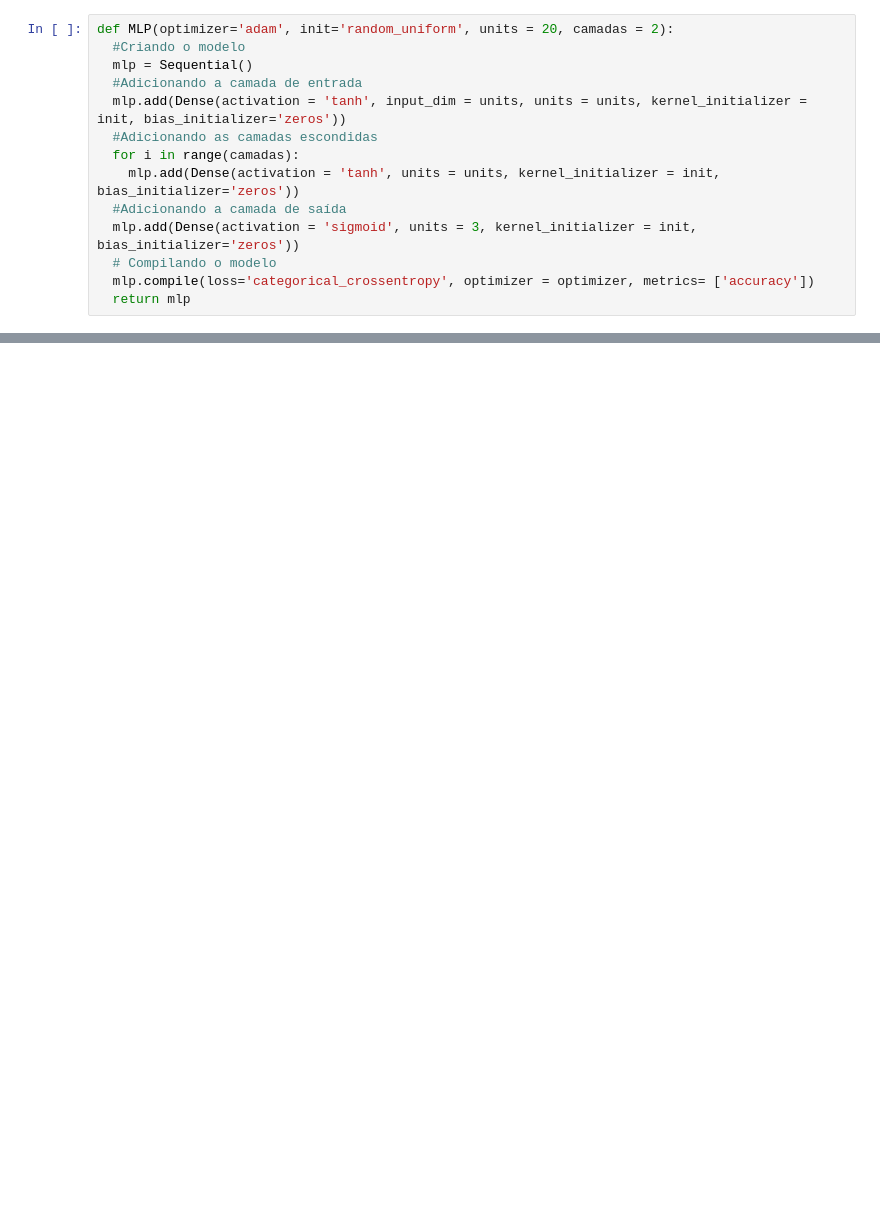
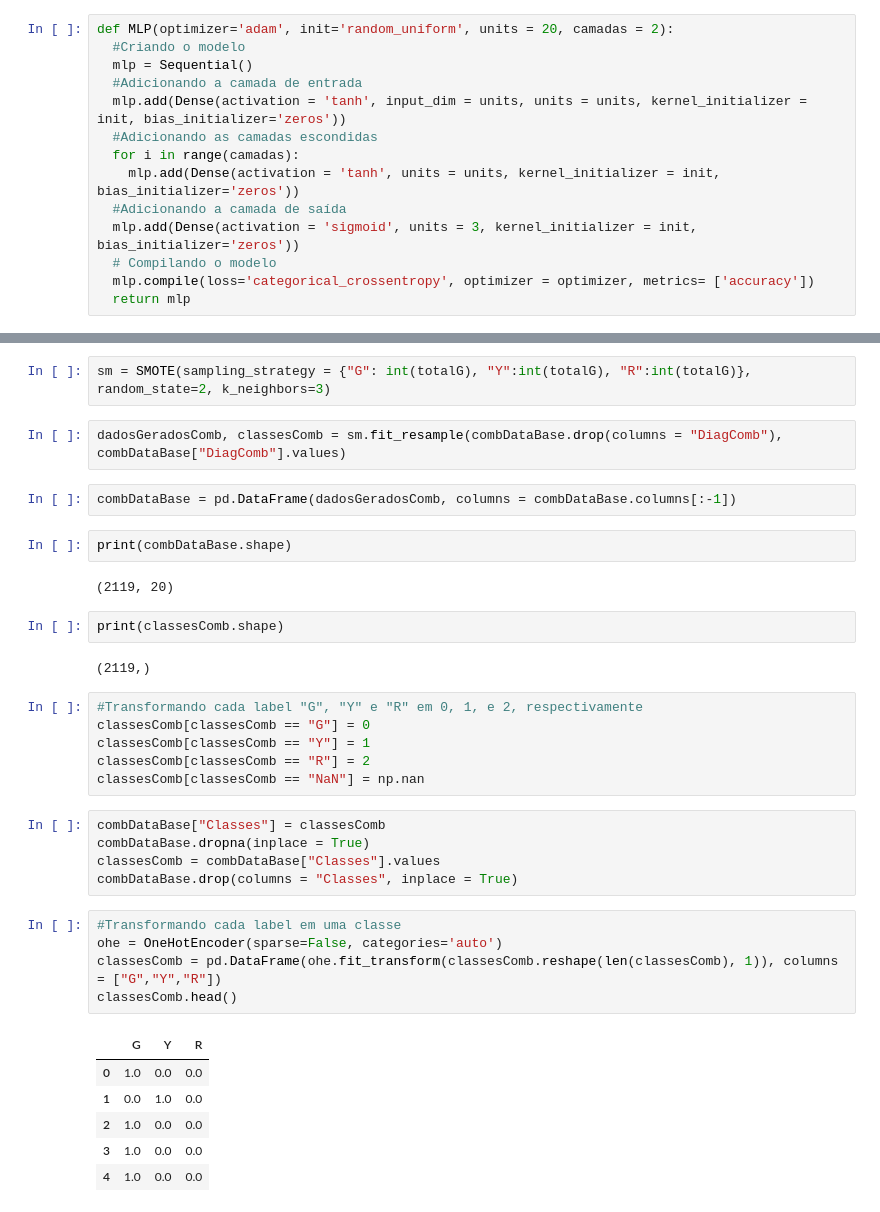
Before and after one commit to gilvandrocesardemedeiros/DIMAP-BigData, a Jupyter notebook: Projeto_Final[Motor].ipynb, the cells around one changed output, grey strips where cells are left out. Drawn from its saved outputs; the diff is of its cells as text; blank space fills up the shorter version.

```diff
--- a/Projeto_Final[Motor].ipynb
+++ b/Projeto_Final[Motor].ipynb
@@ -341,0 +367,37 @@ treinarClassificacao(corrDataBase, classesCorr)
+# %%
+sm = SMOTE(sampling_strategy = {"G": int(totalG), "Y":int(totalG), "R":int(totalG)}, random_state=2, k_neighbors=3)
+# %%
+dadosGeradosComb, classesComb = sm.fit_resample(combDataBase.drop(columns = "DiagComb"), combDataBase["DiagComb"].values)
+# %%
+combDataBase = pd.DataFrame(dadosGeradosComb, columns = combDataBase.columns[:-1])
+# %%
+print(combDataBase.shape)
+# %% [output]
+(2119, 20)
+# %%
+print(classesComb.shape)
+# %% [output]
+(2119,)
+# %%
+#Transformando cada label "G", "Y" e "R" em 0, 1, e 2, respectivamente
+classesComb[classesComb == "G"] = 0
+classesComb[classesComb == "Y"] = 1
+classesComb[classesComb == "R"] = 2
+classesComb[classesComb == "NaN"] = np.nan
+# %%
+combDataBase["Classes"] = classesComb
+combDataBase.dropna(inplace = True)
+classesComb = combDataBase["Classes"].values
+combDataBase.drop(columns = "Classes", inplace = True)
+# %%
+#Transformando cada label em uma classe
+ohe = OneHotEncoder(sparse=False, categories='auto')
+classesComb = pd.DataFrame(ohe.fit_transform(classesComb.reshape(len(classesComb), 1)), columns = ["G","Y","R"])
+classesComb.head()
+# %% [output]
+|  | G | Y | R |
+| 0 | 1.0 | 0.0 | 0.0 |
+| 1 | 0.0 | 1.0 | 0.0 |
+| 2 | 1.0 | 0.0 | 0.0 |
+| 3 | 1.0 | 0.0 | 0.0 |
+| 4 | 1.0 | 0.0 | 0.0 |
```
Also changed, not shown: parts of 26 cells of this notebook.
